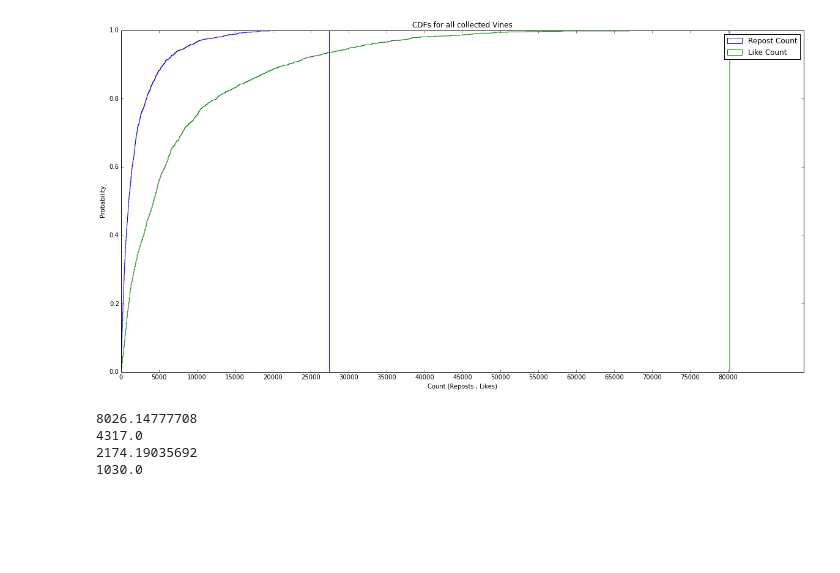
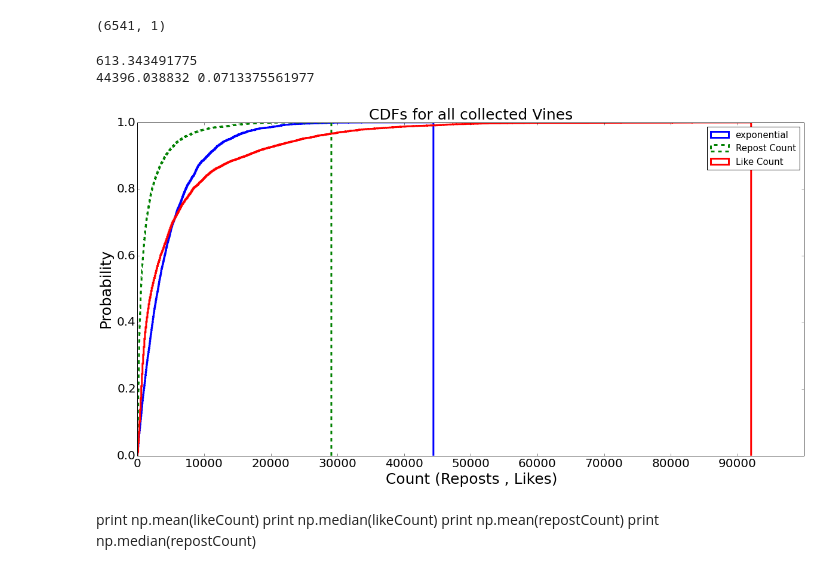
Before and after one commit to sagarjoglekar/vineCrawl, a Jupyter notebook: notebooks/FaceAnalysisVine.ipynb, the cells around one changed output. Saved outputs shown, nothing was run; the diff lists cells and outputs as text; code cells hidden in the pictures; blank space fills up the shorter version.

```diff
--- a/notebooks/FaceAnalysisVine.ipynb
+++ b/notebooks/FaceAnalysisVine.ipynb
@@ -50,9 +50,11 @@ for i in range(len(PostID)):
 # %%
 fig, ax = plt.subplots()
 fig.set_size_inches(20, 10)
-plt.hist(percentages , 100 , normed =1 , histtype='step' , cumulative=False)
-plt.title("Distribution of Face to Total Frames ratio across  vine dataset")
-plt.xlabel("Face to frame Ratio")
-plt.ylabel("Frequency")
+plt.rc('xtick', labelsize=20)
+plt.rc('ytick', labelsize=20)
+plt.hist(percentages , 100 , normed =1 , histtype='step' , cumulative=False ,linewidth = 5.0)
+plt.title("Distribution of Face to Total Frames ratio across  vine dataset",fontsize = 25)
+plt.xlabel("Face to frame Ratio",fontsize = 25)
+plt.ylabel("Frequency",fontsize = 25)
 plt.show()
 # %% [output]
@@ -182,29 +185,39 @@ repostCount = np.zeros((len(allPosts),1))
 for i in range(len(allPosts)):
     likeCount[i] = allPosts[i]['likes']['count']
     repostCount[i] = allPosts[i]['reposts']['count']
+# %%
+print likeCount.shape
+# %% [output]
+(6541, 1)
+# %%
+#test = np.random.gamma(0.1, 5, 1000)
+test = np.random.exponential(0.15, 6541)
+test = test * 30000
+# %%
+print test [999]
+print test.max() , test.min()
+# %% [output]
+613.343491775
+44396.038832 0.0713375561977
 # %%
 fig, ax = plt.subplots()
 fig.set_size_inches(20, 10)
-plt.hist(repostCount , 1000 , normed =1 , histtype='step' , cumulative=True)
-plt.hist(likeCount , 1000 , normed =1 , histtype='step' , cumulative=True)
-plt.xticks(np.arange(0, max(likeCount), 5000))
-plt.title("CDFs for all collected Vines")
-plt.xlabel("Count (Reposts , Likes)")
-plt.ylabel("Probability")
-plt.legend(['Repost Count', 'Like Count'])
+plt.hist(test , 1000 , normed =1 , histtype='step' , cumulative=True , linewidth = 3.0,)
+plt.hist(repostCount , 1000 , normed =1 , histtype='step' , cumulative=True , linewidth = 3.0,linestyle='dashed')
+plt.hist(likeCount , 1000 , normed =1 , histtype='step' , cumulative=True, linewidth = 3.0)
+plt.xticks(np.arange(0, max(likeCount), 10000))
+plt.title("CDFs for all collected Vines" , fontsize = 25)
+plt.xlabel("Count (Reposts , Likes)" , fontsize = 25)
+plt.ylabel("Probability", fontsize = 25)
+plt.legend(['exponential','Repost Count', 'Like Count'] , fontsize = 15)
 plt.show()
 # %% [output]
-[figure, old version]
+[figure, new version]
-# %%
-print np.mean(likeCount)
-print np.median(likeCount)
-print np.mean(repostCount)
-print np.median(repostCount)
-# %% [output]
-8026.14777708
-4317.0
-2174.19035692
-1030.0
+# %% [markdown]
+print np.mean(likeCount)
+print np.median(likeCount)
+print np.mean(repostCount)
+print np.median(repostCount)
 # %%
 intersection = np.in1d(selectedIDs, PostID )
 # indices = []
```
Also changed, not shown: parts of 13 cells of this notebook, 3 other files.
